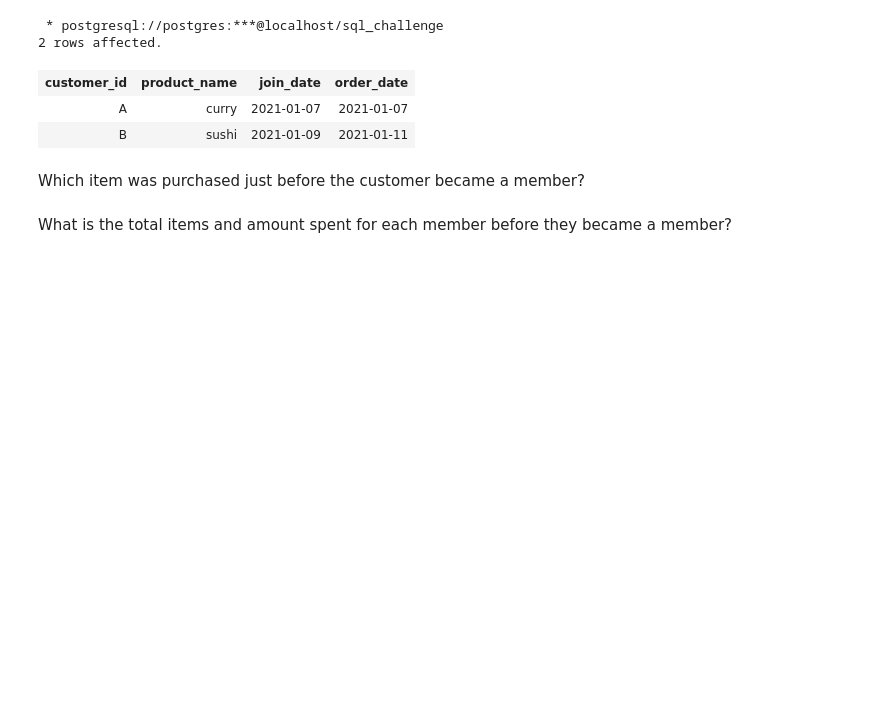
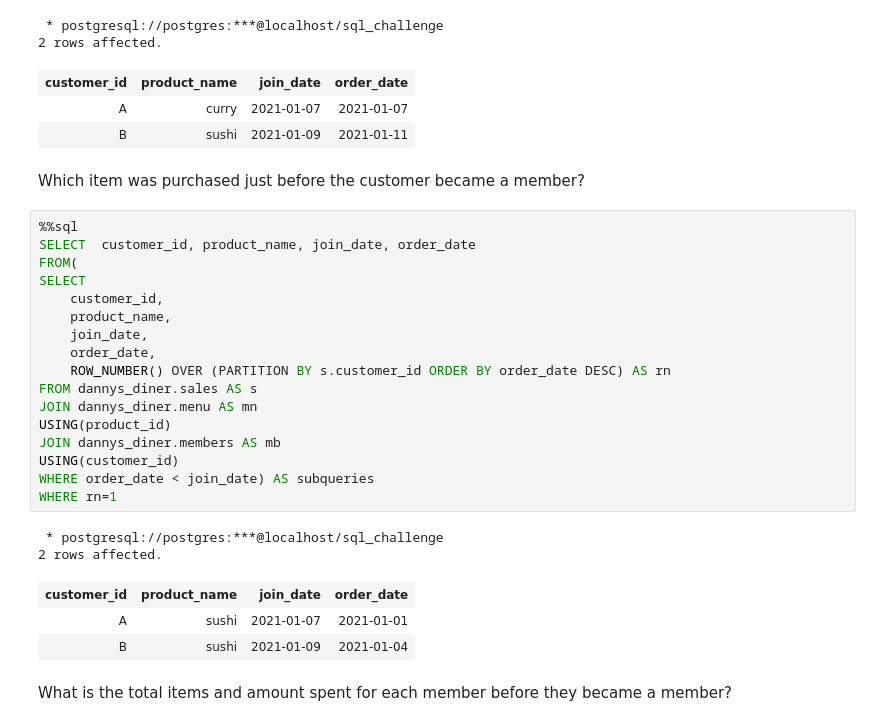
Before and after one commit to joshuaati/8_weeks_sql_challenge, a Jupyter notebook: week 1/queries.ipynb, the cells around one changed output. Drawn from its saved outputs; the diff is of its cells as text; blank space fills up the shorter version.

```diff
--- a/week 1/queries.ipynb
+++ b/week 1/queries.ipynb
@@ -212,5 +168,28 @@ WHERE rn=1
 | B | sushi | 2021-01-09 | 2021-01-11 |
 # %% [markdown]
 Which item was purchased just before the customer became a member?
+# %%
+%%sql
+SELECT  customer_id, product_name, join_date, order_date
+FROM(
+SELECT
+    customer_id,
+    product_name,
+    join_date,
+    order_date,
+    ROW_NUMBER() OVER (PARTITION BY s.customer_id ORDER BY order_date DESC) AS rn
+FROM dannys_diner.sales AS s
+JOIN dannys_diner.menu AS mn
+USING(product_id)
+JOIN dannys_diner.members AS mb
+USING(customer_id)
+WHERE order_date < join_date) AS subqueries
+WHERE rn=1
+# %% [output]
+ * postgresql://postgres:***@localhost/sql_challenge
+2 rows affected.
+| customer_id | product_name | join_date | order_date |
+| A | sushi | 2021-01-07 | 2021-01-01 |
+| B | sushi | 2021-01-09 | 2021-01-04 |
 # %% [markdown]
 What is the total items and amount spent for each member before they became a member?
```
Also changed, not shown: parts of 9 cells of this notebook.
